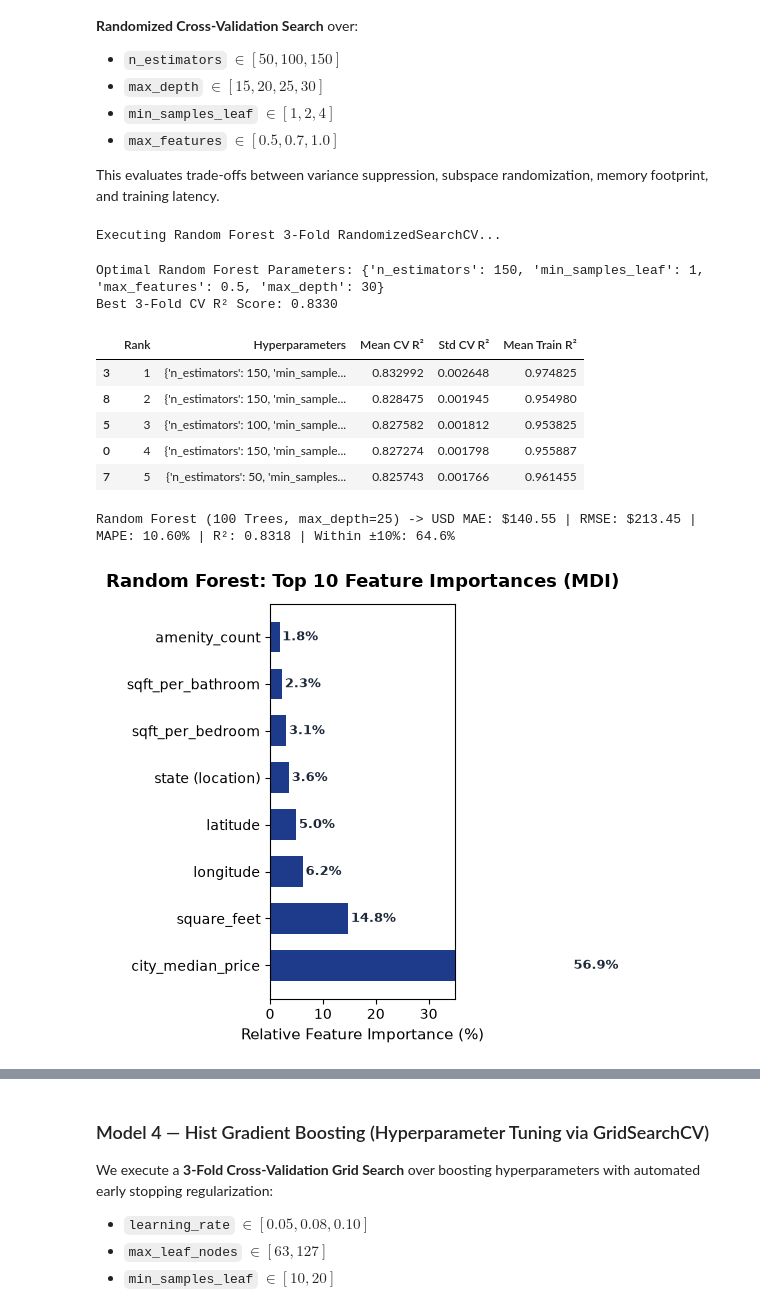
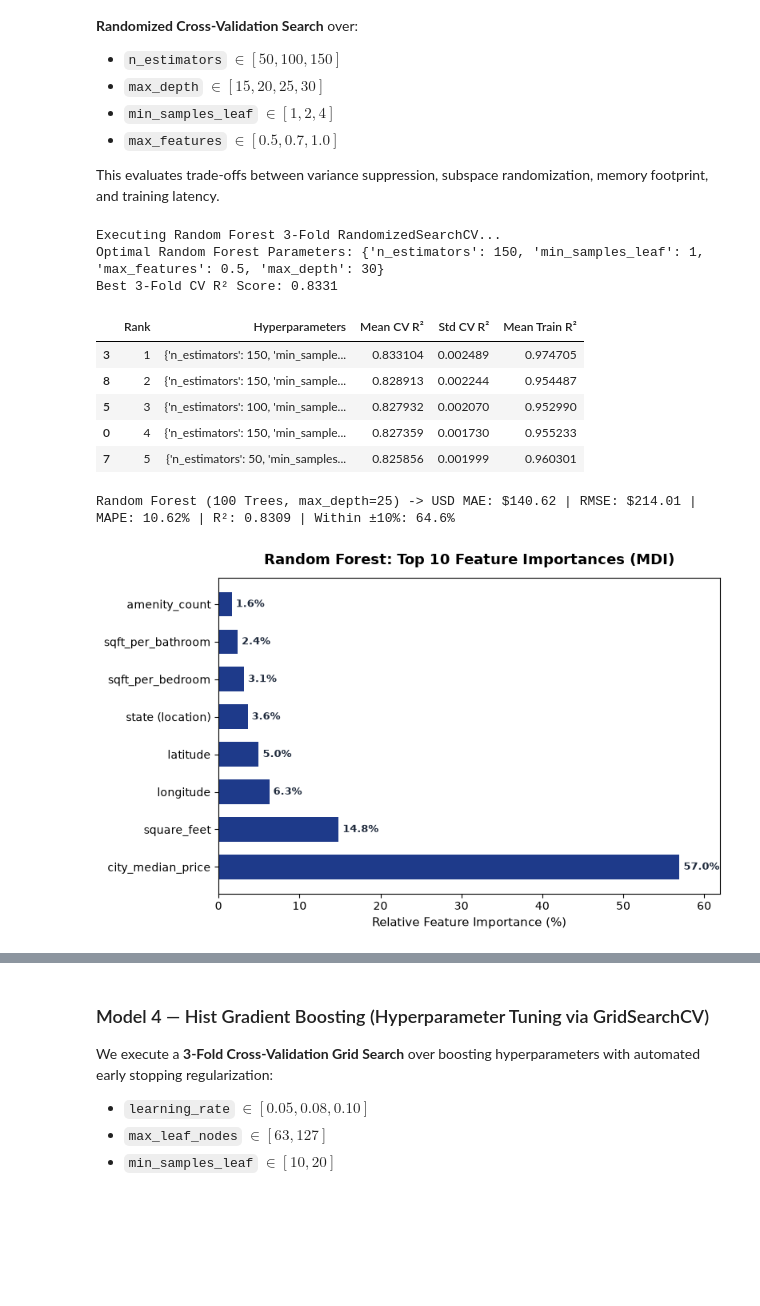
Before and after one commit to ChrisNeo-030506/RDS-Data_Science_Assignment, a Jupyter notebook: BMDS2003_Group4_notebook.ipynb, the cells around one changed output, grey strips where cells are left out. Cells and saved outputs as stored; diff of their text form; code cells hidden in the pictures; blank space fills up the shorter version.

```diff
--- a/BMDS2003_Group4_notebook.ipynb
+++ b/BMDS2003_Group4_notebook.ipynb
@@ -497,17 +497,38 @@ print(dataframe_clean.duplicated().sum())
 # Step 4: Feature Engineering
 # %%
 # 1. Binary amenity flags
-amenities_lower = dataframe_clean['amenities'].str.lower()
-key_amenities = ['pool', 'gym', 'dishwasher', 'parking', 'garage', 'washer', 'dryer', 'ac', 'patio', 'gated', 'fireplace', 'elevator']
-for item in key_amenities:
-    dataframe_clean[f'has_{item}'] = amenities_lower.apply(lambda x: 1 if item in x else 0)
+# The amenities column uses a fixed vocabulary of 27 comma-separated tokens.
+# Substring matching is unsafe here: 'washer' also matches "Dishwasher" and
+# 'ac' also matches "Internet Access". Each flag is therefore resolved by exact
+# token match against the vocabulary actually present in the dataset.
+AMENITY_MAP = {
+    'washer':     ['Washer Dryer'],
+    'dryer':      ['Washer Dryer'],
+    'ac':         ['AC'],
+    'parking':    ['Parking'],
+    'garage':     [],                 # no "Garage" token exists in this dataset
+    'dishwasher': ['Dishwasher'],
+    'pool':       ['Pool'],
+    'gym':        ['Gym'],
+    'elevator':   ['Elevator'],
+    'patio':      ['Patio/Deck'],
+    'gated':      ['Gated'],
+    'fireplace':  ['Fireplace'],
+}
+tokens = dataframe_clean['amenities'].apply(lambda x: {t.strip() for t in x.split(',')})
+for feat, words in AMENITY_MAP.items():
+    dataframe_clean[f'has_{feat}'] = tokens.apply(lambda s, w=set(words): int(bool(s & w)))
 
-# 2. Amenity count
-dataframe_clean['amenity_count'] = dataframe_clean['amenities'].apply(lambda x: len(x.split(',')))
+# 2. Amenity count = number of the 12 tracked amenities present (0-12 as documented)
+amenity_flags = [f'has_{k}' for k in AMENITY_MAP]
+dataframe_clean['amenity_count'] = dataframe_clean[amenity_flags].sum(axis=1)
 
 # 3. Domain-specific interaction ratios
 dataframe_clean['sqft_per_bedroom'] = dataframe_clean['square_feet'] / (dataframe_clean['bedrooms'] + 1)
 dataframe_clean['sqft_per_bathroom'] = dataframe_clean['square_feet'] / (dataframe_clean['bathrooms'] + 1)
 dataframe_clean['bed_bath_ratio'] = dataframe_clean['bedrooms'] / (dataframe_clean['bathrooms'] + 0.5)
+
+print('Amenity vocabulary size:', len(set().union(*tokens)))
+print('amenity_count range:', dataframe_clean['amenity_count'].min(), '-', dataframe_clean['amenity_count'].max())
 dataframe_clean.shape
 # %% [output]
@@ -832,37 +855,37 @@ rf_top5.columns = ['Rank', 'Hyperparameters', 'Mean CV R²', 'Std CV R²', 'Mean
 display(rf_top5)
 # %% [output]
 Executing Random Forest 3-Fold RandomizedSearchCV...
+Optimal Random Forest Parameters: {'n_estimators': 150, 'min_samples_leaf': 1, 'max_features': 0.5, 'max_depth': 30}
+Best 3-Fold CV R² Score: 0.8331
-Optimal Random Forest Parameters: {'n_estimators': 150, 'min_samples_leaf': 1, 'max_features': 0.5, 'max_depth': 30}
-Best 3-Fold CV R² Score: 0.8330
 |  | Rank | Hyperparameters | Mean CV R² | Std CV R² | Mean Train R² |
-| 3 | 1 | {'n_estimators': 150, 'min_sample... | 0.832992 | 0.002648 | 0.974825 |
-| 8 | 2 | {'n_estimators': 150, 'min_sample... | 0.828475 | 0.001945 | 0.954980 |
-| 5 | 3 | {'n_estimators': 100, 'min_sample... | 0.827582 | 0.001812 | 0.953825 |
-| 0 | 4 | {'n_estimators': 150, 'min_sample... | 0.827274 | 0.001798 | 0.955887 |
-| 7 | 5 | {'n_estimators': 50, 'min_samples... | 0.825743 | 0.001766 | 0.961455 |
+| 3 | 1 | {'n_estimators': 150, 'min_sample... | 0.833104 | 0.002489 | 0.974705 |
+| 8 | 2 | {'n_estimators': 150, 'min_sample... | 0.828913 | 0.002244 | 0.954487 |
+| 5 | 3 | {'n_estimators': 100, 'min_sample... | 0.827932 | 0.002070 | 0.952990 |
+| 0 | 4 | {'n_estimators': 150, 'min_sample... | 0.827359 | 0.001730 | 0.955233 |
+| 7 | 5 | {'n_estimators': 50, 'min_samples... | 0.825856 | 0.001999 | 0.960301 |
 # %%
 # Instantiate and evaluate production Random Forest model
 rf = RandomForestRegressor(n_estimators=100, max_depth=25, min_samples_leaf=1, random_state=42, n_jobs=-1)
 evaluate('Random Forest (100 Trees, max_depth=25)', rf, is_log=True)
 # %% [output]
-Random Forest (100 Trees, max_depth=25) -> USD MAE: $140.55 | RMSE: $213.45 | MAPE: 10.60% | R²: 0.8318 | Within ±10%: 64.6%
+Random Forest (100 Trees, max_depth=25) -> USD MAE: $140.62 | RMSE: $214.01 | MAPE: 10.62% | R²: 0.8309 | Within ±10%: 64.6%
 # %%
 t = top_importance(rf)
 
 # Model 3 — Random Forest Feature Importances
 plt.figure(figsize=(8, 5))
 bars = plt.barh(t.index[::-1], t.values[::-1] * 100, color='#1e3a8a', edgecolor='none', height=0.65)
 plt.title('Random Forest: Top 10 Feature Importances (MDI)', fontsize=13, fontweight='bold', pad=12)
 plt.xlabel('Relative Feature Importance (%)', fontsize=11)
 for bar in bars:
     plt.text(bar.get_width() + 0.5, bar.get_y() + bar.get_height()/2, f'{bar.get_width():.1f}%',
              va='center', ha='left', fontsize=9.5, color='#1e293b', fontweight='semibold')
-plt.xlim(0, max(rf_imp.values * 100) + 5 if 'rf_imp' in globals() else 35)
+plt.xlim(0, max(t.values * 100) + 5)
 plt.tight_layout()
 plt.savefig('model_graphs/m3_feature_importance.png', dpi=150)
 plt.show()
 # %% [output]
-[figure, old version]
+[figure, new version]
 # %%
 rres = y_test_orig.values - np.expm1(rf.predict(X_test_scaled))
 
```
Also changed, not shown: parts of 26 cells of this notebook, 15 other files.
